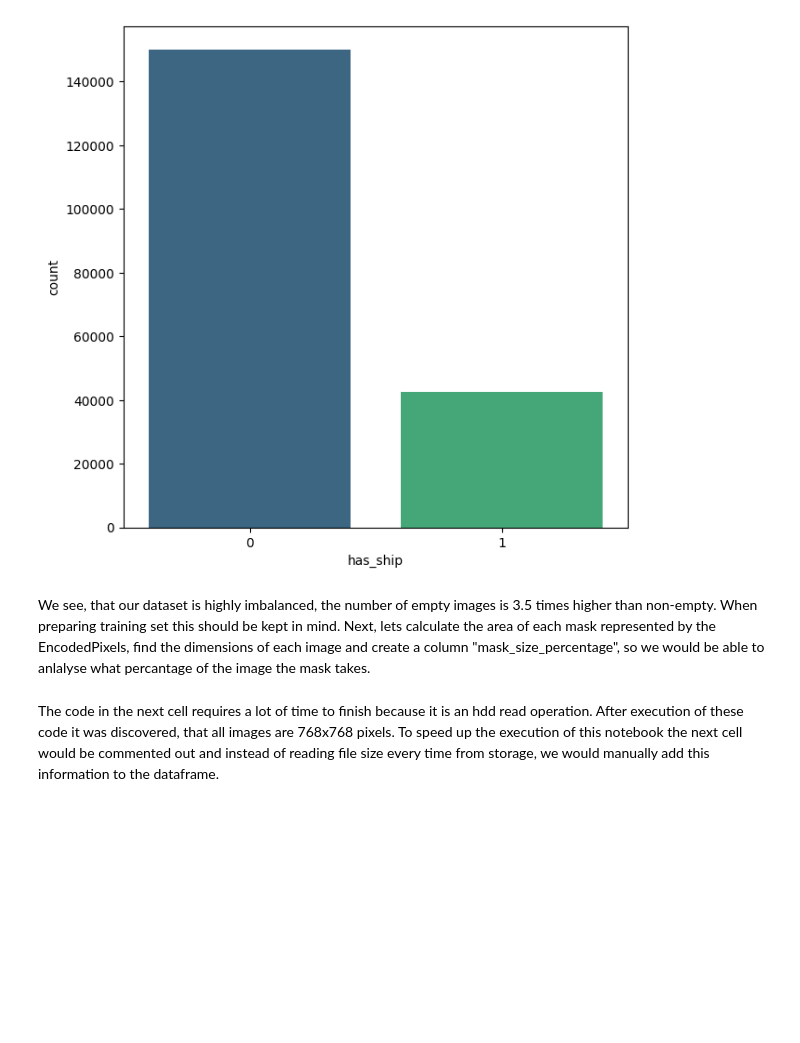
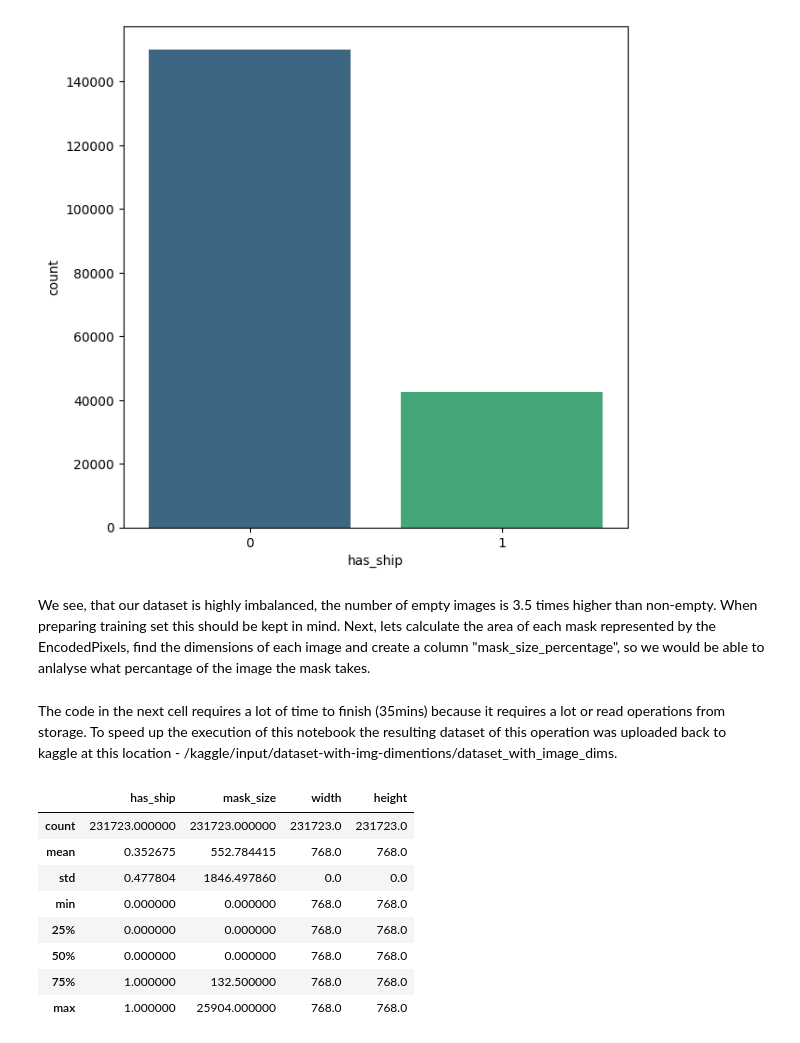
Before and after one commit to mykola-mmm/airbus_kaggel, a Jupyter notebook: notebooks/eda.ipynb, the cells around one changed output. Drawn from its saved outputs; the diff is of its cells as text; code cells hidden in the pictures; blank space fills up the shorter version.

```diff
--- a/notebooks/eda.ipynb
+++ b/notebooks/eda.ipynb
@@ -121,5 +116,5 @@ Next, lets calculate the area of each mask represented by the EncodedPixels, fin
 # %%
 df['mask_size'] = df['EncodedPixels'].apply(lambda x: calc_mask_size(x))
 # %% [markdown]
-The code in the next cell requires a lot of time to finish because it is an hdd read operation. After execution of these code it was discovered, that all images are 768x768 pixels. To speed up the execution of this notebook the next cell would be commented out and instead of reading file size every time from storage, we would manually add this information to the dataframe.
+The code in the next cell requires a lot of time to finish (35mins) because it requires a lot or read operations from storage. To speed up the execution of this notebook the resulting dataset of this operation was uploaded back to kaggle at this location - /kaggle/input/dataset-with-img-dimentions/dataset_with_image_dims.
 # %%
@@ -128,0 +123,13 @@ df.to_csv('dataset_with_image_dims', index=False)
+# %%
+df = pd.read_csv(TRAIN_DATASET_WITH_IMAGE_DIMENTIONS)
+display(df.describe())
+# %% [output]
+|  | has_ship | mask_size | width | height |
+| count | 231723.000000 | 231723.000000 | 231723.0 | 231723.0 |
+| mean | 0.352675 | 552.784415 | 768.0 | 768.0 |
+| std | 0.477804 | 1846.497860 | 0.0 | 0.0 |
+| min | 0.000000 | 0.000000 | 768.0 | 768.0 |
+| 25% | 0.000000 | 0.000000 | 768.0 | 768.0 |
+| 50% | 0.000000 | 0.000000 | 768.0 | 768.0 |
+| 75% | 1.000000 | 132.500000 | 768.0 | 768.0 |
+| max | 1.000000 | 25904.000000 | 768.0 | 768.0 |
```
Also changed, not shown: parts of 19 cells of this notebook.
